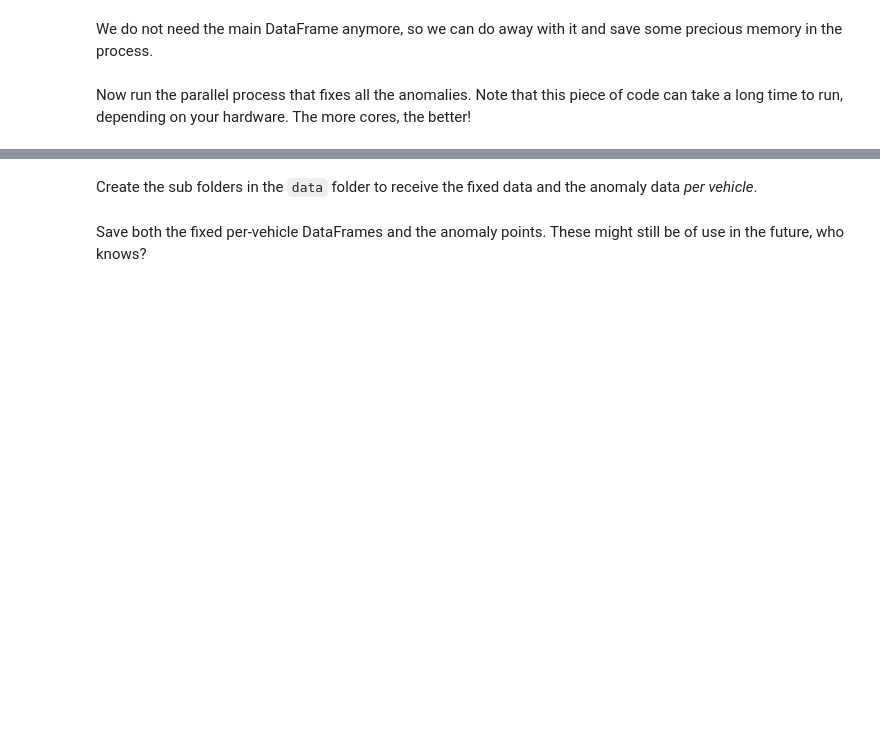
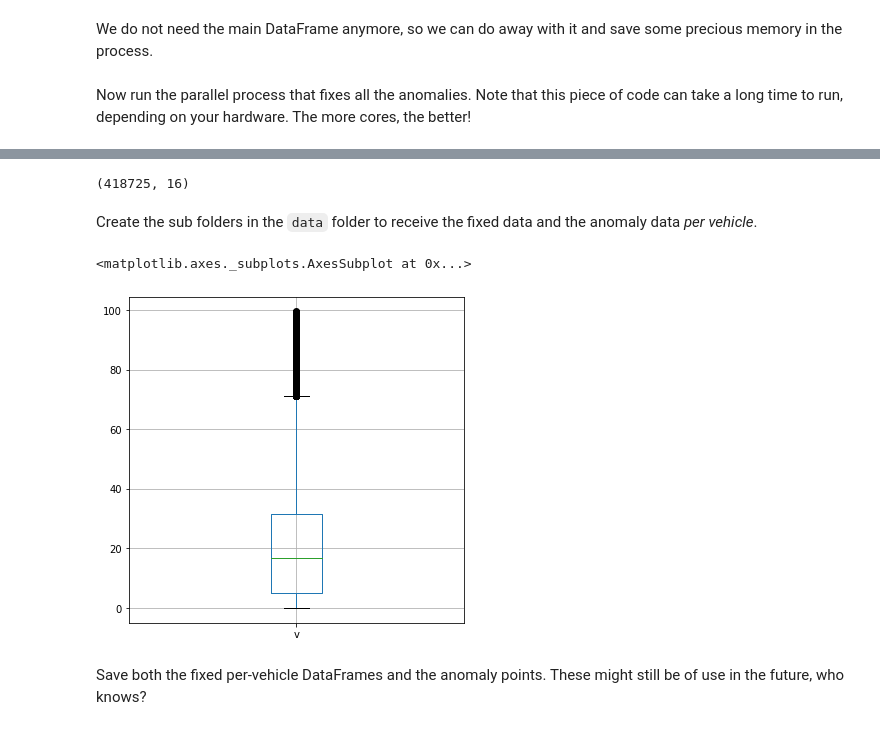
Before and after one commit to joaofig/dublin-bus, a Jupyter notebook: 01-clean-data.ipynb, the cells around one changed output, grey strips where cells are left out. Saved outputs shown, nothing was run; the diff lists cells and outputs as text; code cells hidden in the pictures; blank space fills up the shorter version.

```diff
--- a/01-clean-data.ipynb
+++ b/01-clean-data.ipynb
@@ -135,0 +146,2 @@ def zero_runs(a):
+# %%
+df = cleaner.calculate_speed(df)
@@ -144,12 +161,12 @@ def get_top_whisker_speed(df):
 The `process_vehicle` function fixes all anomalies on a vehicle partition of the data. After fixing the anomalies, the function returns a dictionary containing the vehicle identifier, the cleaned-up DataFrame, the type 2 anomalies DataFrame, and the _top whisker speed_ value for the vehicle.
 # %%
 def process_vehicle(v, df):
-    df = cleaner.calculate_derived_columns(df)
-    df = cleaner.fix_type1_anomalies(df)
+    # df = cleaner.calculate_derived_columns(df)
+    # df = cleaner.fix_type1_anomalies(df)
     max_v = get_top_whisker_speed(df)
     df, anomalies = cleaner.fix_type2_anomalies(df, max_speed=max_v)
     return {'v': v, 'df': df, 'anom': anomalies, 'max_v': max_v }
 # %% [markdown]
 Create an array with the input data for the parallel anomaly correction process. Each array element contains the required parameters for a call to the `process_vehicle` function. Having the data split up by vehicle helps in the parallelization process. Each process looks at a single partition of the data, avoiding data concurrency problems.
 # %%
-vehicle_data = [{'v': v, 'df': df[df['VehicleID'] == v].copy().sort_values(by='Timestamp')} for v in tqdm(vehicles)]
+vehicle_data = [{'v': v, 'df': df[df['VehicleID'] == v].copy()} for v in tqdm(vehicles)]
@@ -163,0 +186,2 @@ fixed_data = parallel_process(vehicle_data, process_vehicle, use_kwargs=True, tq
+# %%
+df = pd.concat((d['df'] for d in tqdm(fixed_data) if isinstance(d, dict)), ignore_index=True)
@@ -164,2 +198,6 @@ fixed_data = parallel_process(vehicle_data, process_vehicle, use_kwargs=True, tq
+# %%
+anom_df.shape
+# %% [output]
+(418725, 16)
 # %% [markdown]
 Create the sub folders in the `data` folder to receive the fixed data and the anomaly data _per vehicle_.
@@ -173,3 +208,8 @@ if not os.path.exists("data/anomaly"):
+# %%
+df.v.plot.box(grid=True, figsize=(6,6))
+# %% [output]
+<matplotlib.axes._subplots.AxesSubplot at 0x...>
+[figure, added]
 # %% [markdown]
 Save both the fixed per-vehicle DataFrames and the anomaly points. These might still be of use in the future, who knows?
 # %%
```
Also changed, not shown: parts of 29 cells of this notebook.
